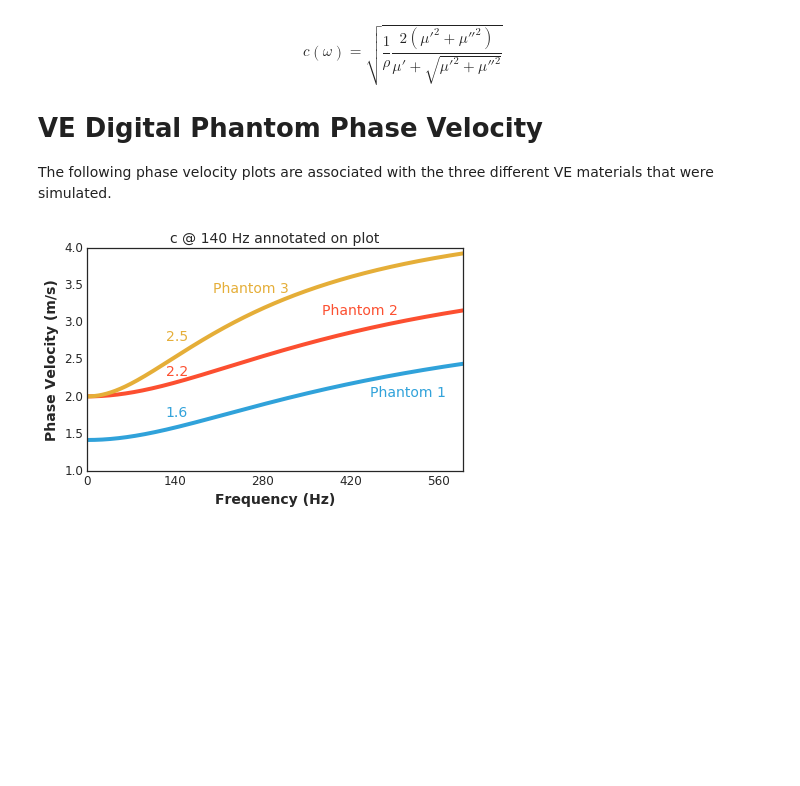
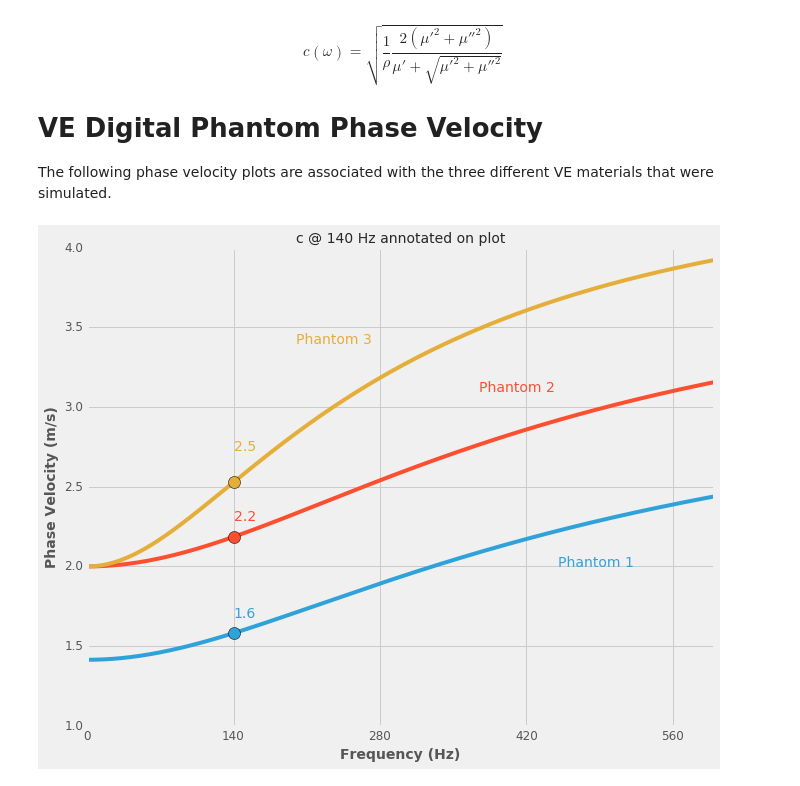
Before and after one commit to RSNA-QIBA-US-SWS/QIBA-DigitalPhantoms, a Jupyter notebook: results/Viscoelastic Phase Velocity Analysis.ipynb, the cells around one changed output. Cells and saved outputs as stored; diff of their text form; code cells hidden in the pictures; blank space fills up the shorter version.

```diff
--- a/results/Viscoelastic Phase Velocity Analysis.ipynb
+++ b/results/Viscoelastic Phase Velocity Analysis.ipynb
@@ -21,34 +21,36 @@ The following phase velocity plots are associated with the three different VE ma
 # %%
 %matplotlib inline
 import matplotlib.pyplot as plt
-plt.style.use('seaborn-white')
+plt.style.use('fivethirtyeight')
 plt.rcParams['font.family'] = 'serif'
 plt.rcParams['font.serif'] = 'Ubuntu'
 plt.rcParams['font.monospace'] = 'Ubuntu Mono'
 plt.rcParams['font.size'] = 14
 plt.rcParams['axes.labelsize'] = 14
 plt.rcParams['axes.labelweight'] = 'bold'
 plt.rcParams['axes.titlesize'] = 14
 plt.rcParams['xtick.labelsize'] = 12
 plt.rcParams['ytick.labelsize'] = 12
 plt.rcParams['legend.fontsize'] = 14
 plt.rcParams['figure.titlesize'] = 18
 
 import c_ve_3param
 
 f = range(0, 600)
 ve_params = [(10e3, 2e3, 6666.7, 'Phantom 1'), (15e3, 4e3, 5500, 'Phantom 2'), (20e3, 4e3, 4000, 'Phantom 3')] # G0, Ginf, beta
 label_positions = [(450, 2.0, 'Phantom 1'), (375,3.1, 'Phantom 2'), (200, 3.4, 'Phantom 3')]
-c140_yoffset = [0.15, 0.1, 0.225]
+c140_yoffset = [0.1, 0.1, 0.2]
+markers_on = [140]
+plt.figure(figsize=(10, 8))
 for n, ve in enumerate(ve_params):
     c = c_ve_3param.calc(f, ve[0], ve[1], ve[2])
-    h = plt.plot(f, c, label=ve[3])
+    h = plt.plot(f, c, '-o', label=ve[3], markevery=markers_on, markersize=12)
     plt.xticks(range(0, 600, 140), range(0, 600, 140))
     plt.xlabel('Frequency (Hz)')
     plt.ylabel('Phase Velocity (m/s)')
     plt.title('c @ 140 Hz annotated on plot')
     c140 = c_ve_3param.calc(140, ve[0], ve[1], ve[2])
-    plt.annotate("%.1f" % c140, xy=(140, c140), xycoords='data', xytext=(125, c140+c140_yoffset[n]), textcoords='data', color=h[0].get_color())
+    plt.annotate("%.1f" % c140, xy=(140, c140), xycoords='data', xytext=(140, c140+c140_yoffset[n]), textcoords='data', color=h[0].get_color())
     plt.text(label_positions[n][0], label_positions[n][1], label_positions[n][2], color=h[0].get_color())
 # %% [output]
-[figure, old version]
+[figure, new version]
```
